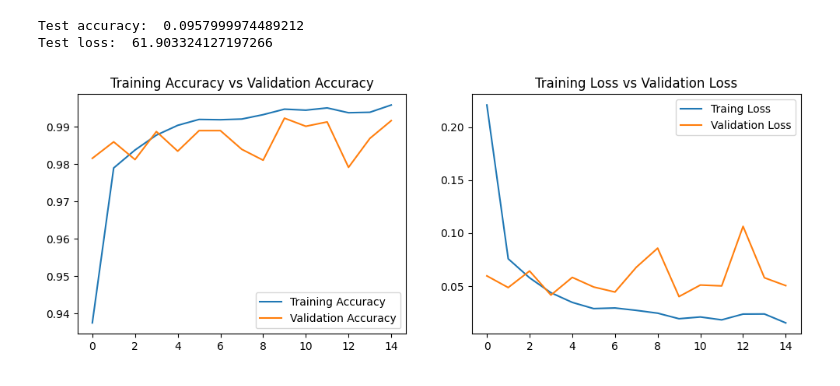
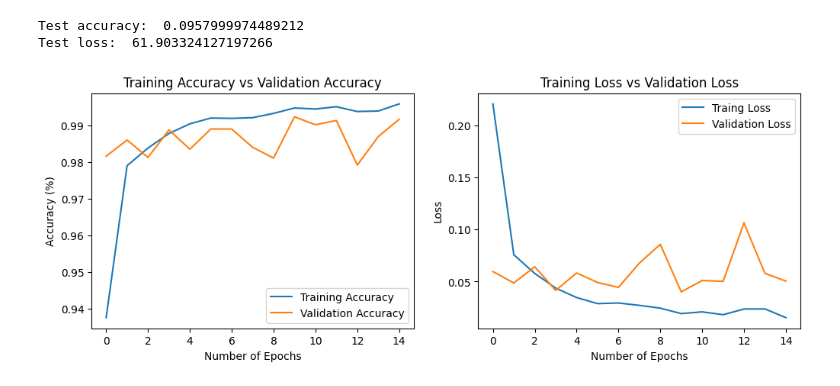
Before and after one commit to CaylumH/CS4287-Assign1-22356363-22344977, a Jupyter notebook: Untitled-1.ipynb, the cells around one changed output. Saved outputs shown, nothing was run; the diff lists cells and outputs as text; code cells hidden in the pictures.

Commit message:
Added labels to plots and upped Epochs

```diff
--- a/Untitled-1.ipynb
+++ b/Untitled-1.ipynb
@@ -17,7 +17,7 @@ import numpy as np
 np.random.seed(1671)
 tf.random.set_seed(1671)
 
-EPOCHS = 15          # How many times the network will look at all training data
+EPOCHS = 25          # How many times the network will look at all training data
 BATCH_SIZE = 128      # How many images at a time the network looks at before updating weights
 NB_CLASSES = 10       # 10 digits (0–9)
 N_HIDDEN = 128        # Number of neurons in hidden layer
@@ -164,22 +164,26 @@ Test loss:  61.903324127197266
 # %%
 #Plot the training results
 
 plt.figure(figsize=(12,4)) #Creates a figure with size 12x4 inches
 
 plt.subplot(1,2,1) #1 row, 2 columns, first subplot
 
 plt.plot(model_history.history['accuracy'], label = 'Training Accuracy') #Plots Training Accuracy
 plt.plot(model_history.history['val_accuracy'], label = 'Validation Accuracy') #Plots Validation Accuracy
 plt.title("Training Accuracy vs Validation Accuracy") #Gives the subplot its title
+plt.xlabel("Number of Epochs") #Label for x-axis
+plt.ylabel("Accuracy (%)") #Label for y-axis
 plt.legend() #Adds graphic to show which line is which
 
 plt.subplot(1,2,2) #1 row, 2 columns, second subplot
 
 plt.plot(model_history.history['loss'], label = 'Traing Loss') #Plots Training Loss
 plt.plot(model_history.history['val_loss'], label = 'Validation Loss') #Plots Validation Loss
 plt.title("Training Loss vs Validation Loss") #Gives the subplot its title
+plt.xlabel("Number of Epochs") #Label for x-axis
+plt.ylabel("Loss") #Label for y-axis
 plt.legend() #Adds graphic to show which line is which
 
 plt.show() #Displays the figure with the two subplots
 # %% [output]
-[figure, old version]
+[figure, new version]
```
